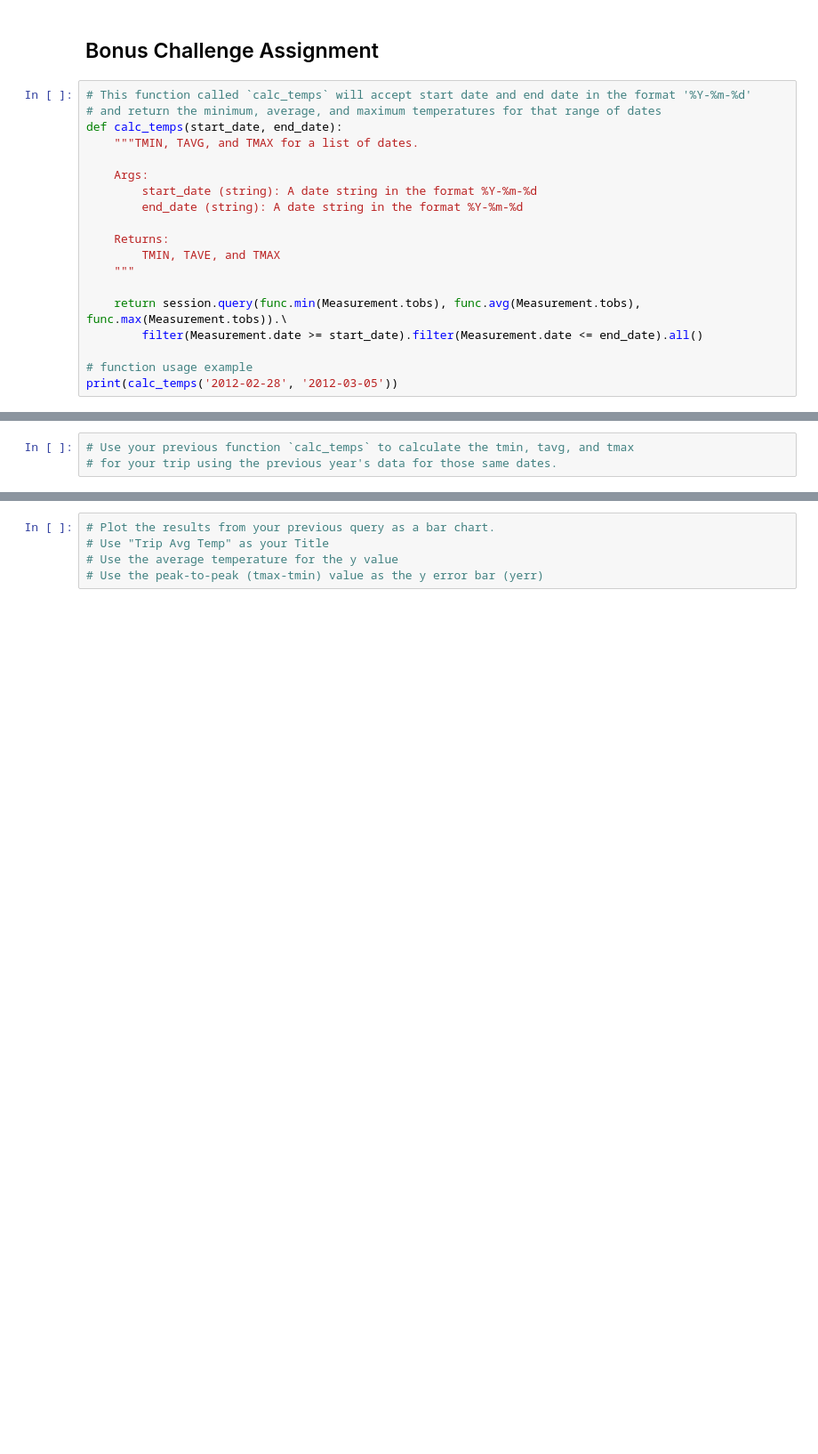
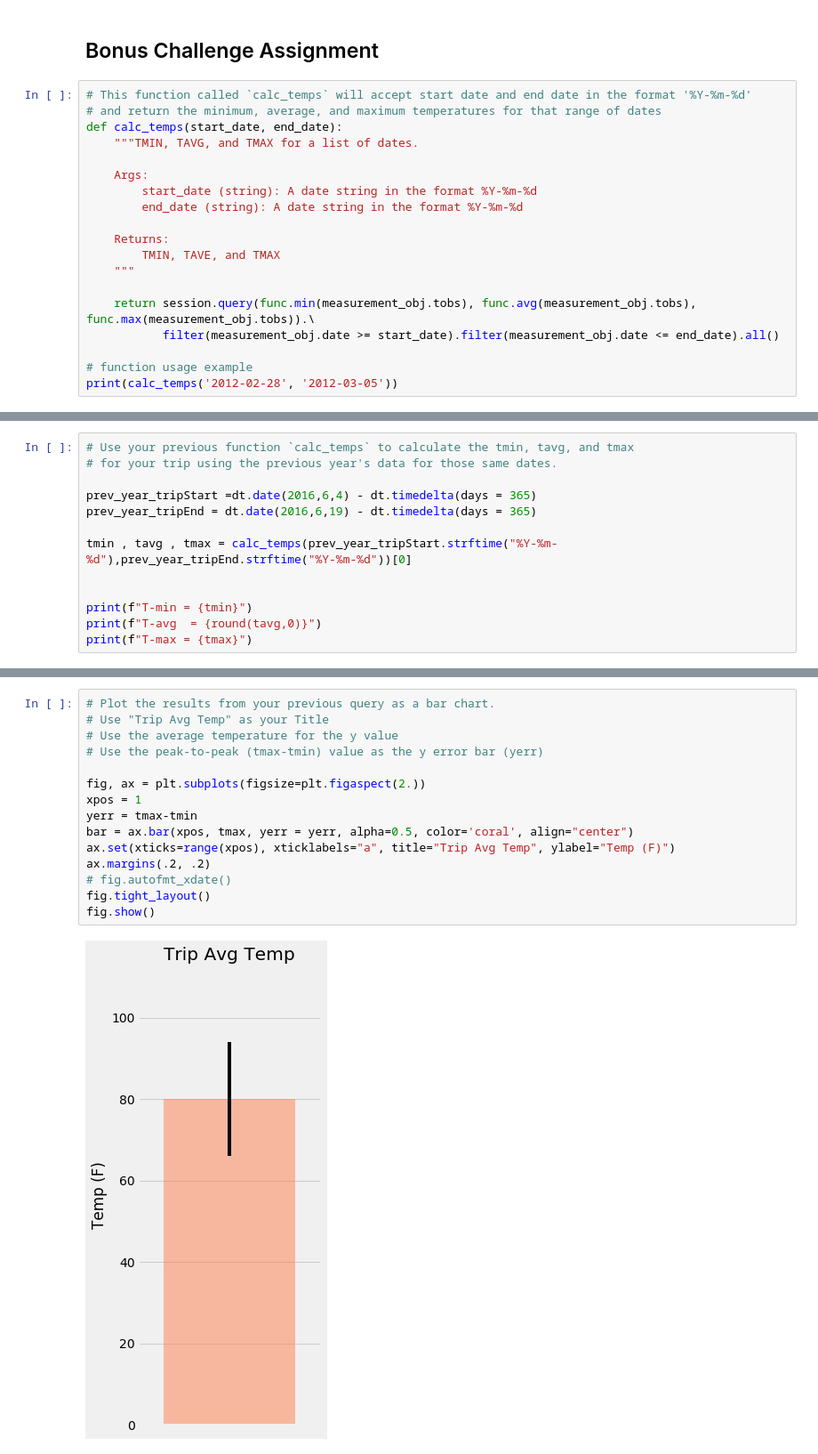
Before and after one commit to Soumya-Patil/Sqlalchemy-Challenge, a Jupyter notebook: surfs_up.ipynb, the cells around one changed output, grey strips where cells are left out. Shown at 89% size. Cells and saved outputs as stored; diff of their text form; blank space fills up the shorter version.

```diff
--- a/surfs_up.ipynb
+++ b/surfs_up.ipynb
@@ -176,8 +181,8 @@ def calc_temps(start_date, end_date):
         TMIN, TAVE, and TMAX
     """
 
-    return session.query(func.min(Measurement.tobs), func.avg(Measurement.tobs), func.max(Measurement.tobs)).\
-        filter(Measurement.date >= start_date).filter(Measurement.date <= end_date).all()
+    return session.query(func.min(measurement_obj.tobs), func.avg(measurement_obj.tobs), func.max(measurement_obj.tobs)).\
+           filter(measurement_obj.date >= start_date).filter(measurement_obj.date <= end_date).all()
 
 # function usage example
 print(calc_temps('2012-02-28', '2012-03-05'))
@@ -186,3 +191,13 @@ NameError: name 'Measurement' is not defined
 # %%
 # Use your previous function `calc_temps` to calculate the tmin, tavg, and tmax
 # for your trip using the previous year's data for those same dates.
+
+prev_year_tripStart =dt.date(2016,6,4) - dt.timedelta(days = 365)
+prev_year_tripEnd = dt.date(2016,6,19) - dt.timedelta(days = 365)
+
+tmin , tavg , tmax = calc_temps(prev_year_tripStart.strftime("%Y-%m-%d"),prev_year_tripEnd.strftime("%Y-%m-%d"))[0]
+
+
+print(f"T-min = {tmin}")
+print(f"T-avg  = {round(tavg,0)}")
+print(f"T-max = {tmax}")
@@ -189,8 +208,20 @@ NameError: name 'Measurement' is not defined
 # %%
 # Plot the results from your previous query as a bar chart.
 # Use "Trip Avg Temp" as your Title
 # Use the average temperature for the y value
 # Use the peak-to-peak (tmax-tmin) value as the y error bar (yerr)
+
+fig, ax = plt.subplots(figsize=plt.figaspect(2.))
+xpos = 1
+yerr = tmax-tmin
+bar = ax.bar(xpos, tmax, yerr = yerr, alpha=0.5, color='coral', align="center")
+ax.set(xticks=range(xpos), xticklabels="a", title="Trip Avg Temp", ylabel="Temp (F)")
+ax.margins(.2, .2)
+# fig.autofmt_xdate()
+fig.tight_layout()
+fig.show()
+# %% [output]
+[figure, added]
 # %%
 # Calculate the total amount of rainfall per weather station for your trip dates using the previous year's matching dates.
 # Sort this in descending order by precipitation amount and list the station, name, latitude, longitude, and elevation
```
Also changed, not shown: parts of 9 cells of this notebook.
